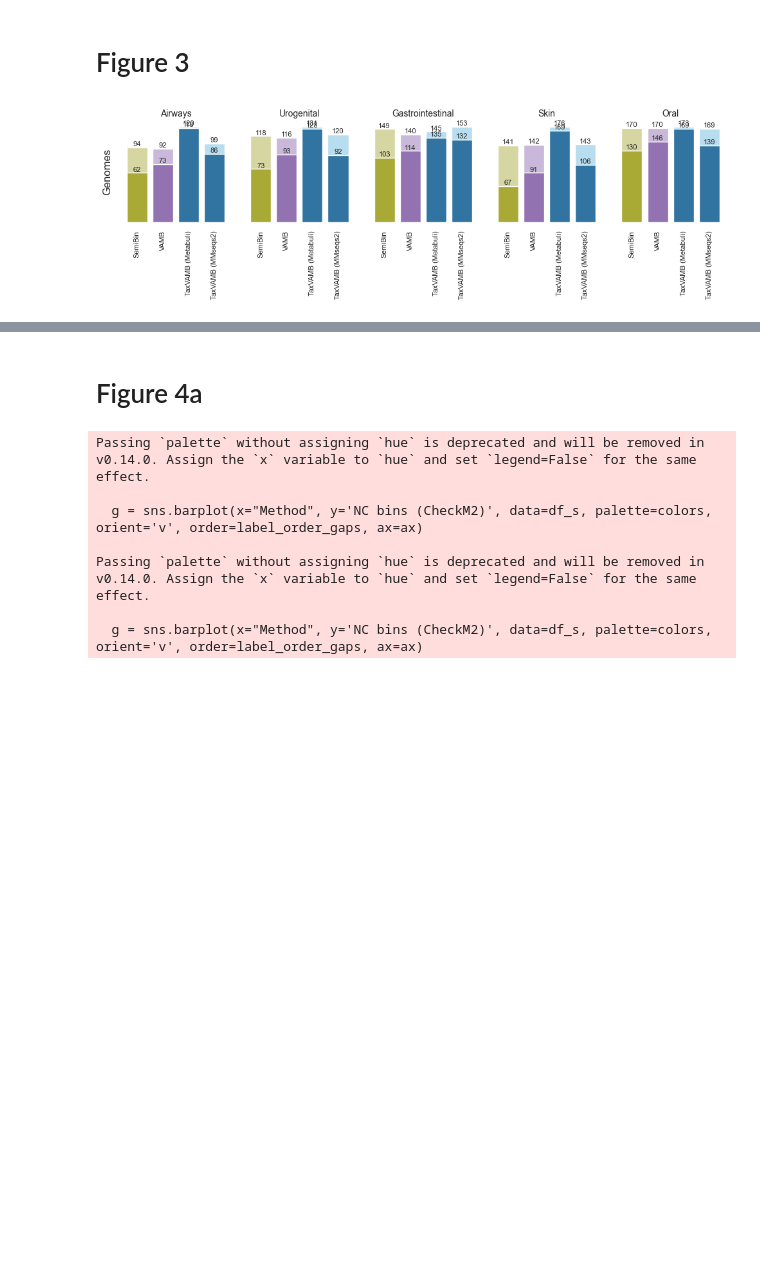
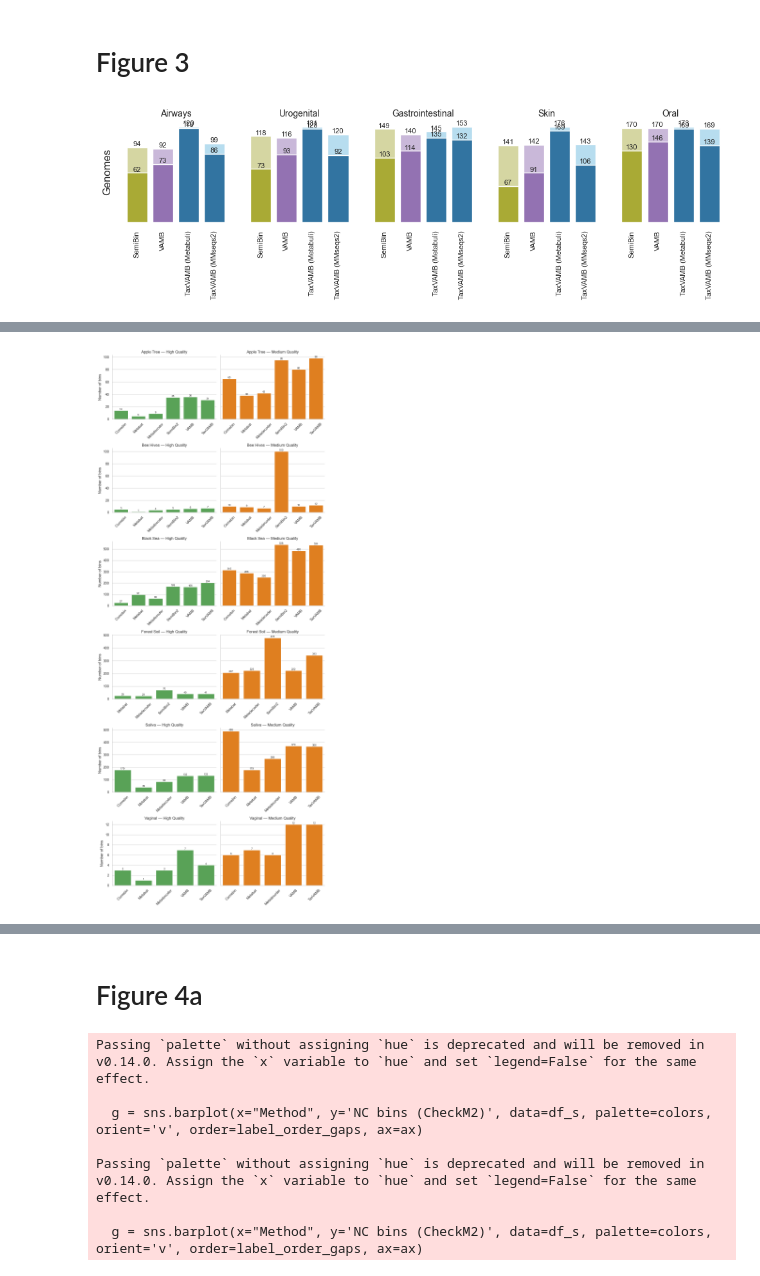
Before and after one commit to sgalkina/TaxVAMB_paper_figures, a Jupyter notebook: scripts_python/Figures.ipynb, the cells around one changed output, grey strips where cells are left out. Saved outputs shown, nothing was run; the diff lists cells and outputs as text; code cells hidden in the pictures; blank space fills up the shorter version.

Commit message:
Supplementary Figure with MMSeqs databases

```diff
--- a/scripts_python/Figures.ipynb
+++ b/scripts_python/Figures.ipynb
@@ -250,0 +269,2 @@ plt.show()
+# %%
+df = df[df['tool'].isin(tool_label_map)]
@@ -250,0 +274,76 @@ plt.show()
+# %%
+tool_label_map = {
+    'comebin': 'Comebin',
+    'default_vamb': 'VAMB',
+    'semibin': 'SemiBin2',
+    'metabat': 'Metabat',
+    'metadecoder': 'Metadecoder',
+    'run_taxvamb_gtdb_w_unknown': 'TaxVAMB',
+}
+
+dataset_label_map = {
+    'PRJNA638805': 'Black Sea',
+    'PRJNA1003562': 'Apple Tree',
+    'PRJNA783873': 'Forest Soil',
+    'bee_metagenome_PRJNA1007366': 'Bee Hives',
+    'vag_infert_PRJNA1078345': 'Vaginal',
+    'human_saliva_oral_PRJDB16210': 'Saliva',
+}
+# %%
+df['ToolLabel'] = df['tool'].map(tool_label_map)
+df['DatasetLabel'] = df['Sample'].map(dataset_label_map)
+
+# Melt for plotting
+df_melted = df.melt(
+    id_vars=['ToolLabel', 'DatasetLabel'],
+    value_vars=['HQ_bins', 'MQ_bins'],
+    var_name='Quality',
+    value_name='Count'
+)
+
+df_melted['Quality'] = df_melted['Quality'].map({'HQ_bins': 'High Quality', 'MQ_bins': 'Medium Quality'})
+
+# Plot setup
+sns.set_theme(style="whitegrid")
+qualities = ['High Quality', 'Medium Quality']
+dataset_order = sorted(df_melted['DatasetLabel'].unique())
+
+n_rows = len(dataset_order)
+n_cols = 2
+fig, axs = plt.subplots(n_rows, n_cols, figsize=(10, 4 * n_rows), sharey='row')
+
+colors = {
+    'High Quality': '#4daf4a',
+    'Medium Quality': '#ff7f00',
+}
+
+# Plot
+for i, dataset in enumerate(dataset_order):
+    for j, quality in enumerate(qualities):
+        ax = axs[i, j] if n_rows > 1 else axs[j]
+        df_sub = df_melted[(df_melted['DatasetLabel'] == dataset) & (df_melted['Quality'] == quality)]
+        sns.barplot(
+            data=df_sub,
+            x='ToolLabel',
+            y='Count',
+            palette=[colors[quality]],
+            ax=ax
+        )
+        ax.set_title(f"{dataset} — {quality}")
+        ax.set_xlabel('')
+        if j == 0:
+            ax.set_ylabel('Number of bins')
+        else:
+            ax.set_ylabel('')
+        ax.set_xticklabels(ax.get_xticklabels(), rotation=45)
+
+        # Add bar labels
+        for container in ax.containers:
+            ax.bar_label(container, label_type='edge', fontsize=8)
+
+        sns.despine(ax=ax)
+
+plt.tight_layout()
+plt.savefig("hq_mq_separate_panels_per_dataset.pdf", bbox_inches='tight')
+plt.show()
+# %% [output]
@@ -250,0 +367 @@ plt.show()
+[figure, added]
```
Also changed, not shown: parts of 12 cells of this notebook, 1 other file.
